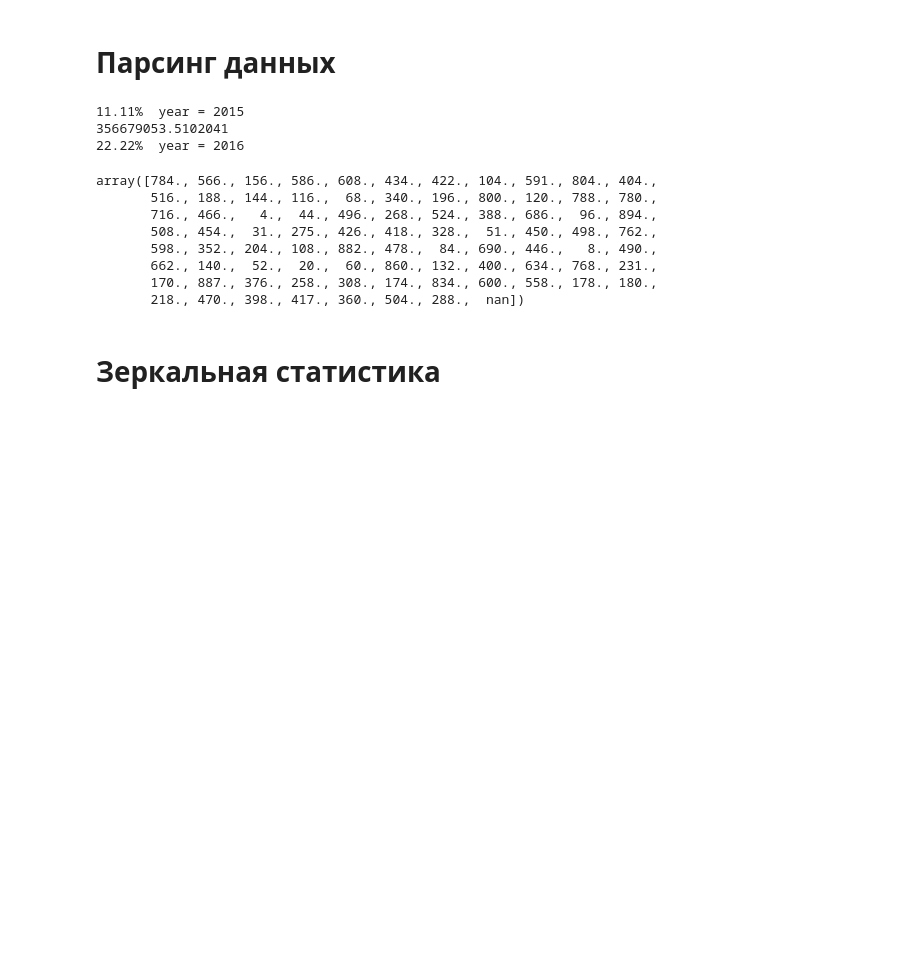
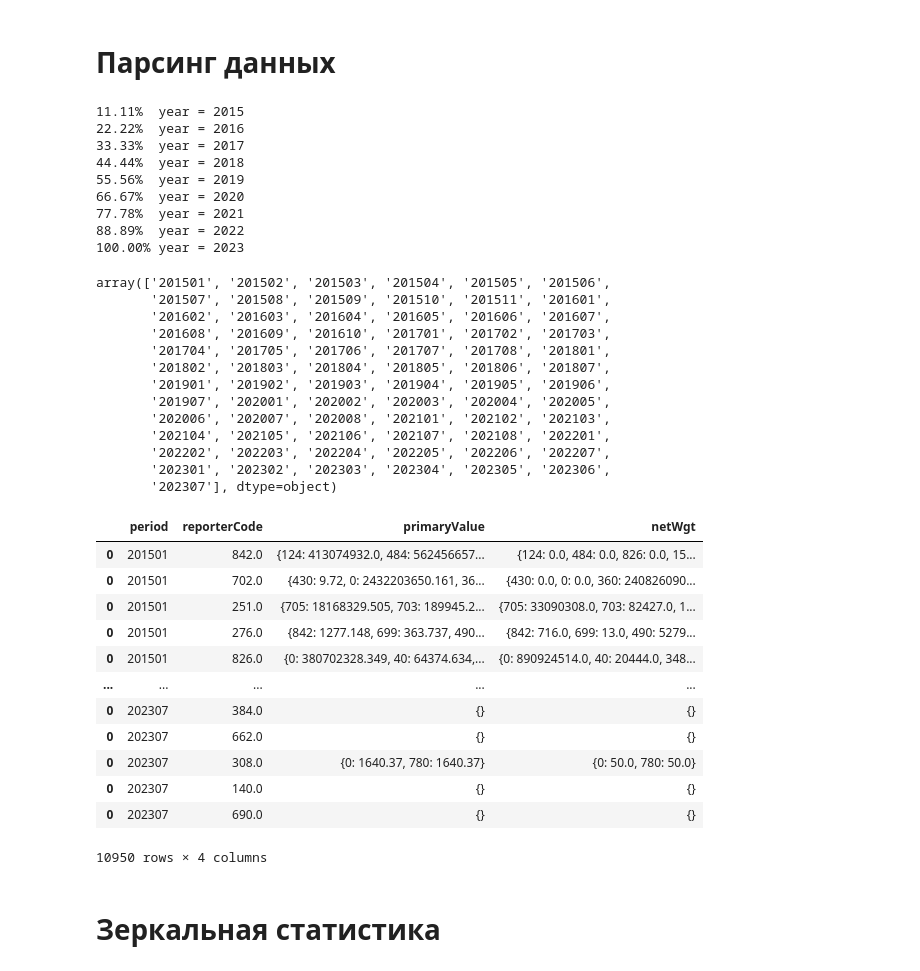
Before and after one commit to MishaAnikutin/comtrade-parsing, a Jupyter notebook: Data pull and preprocess.ipynb, the cells around one changed output. Saved outputs shown, nothing was run; the diff lists cells and outputs as text; code cells hidden in the pictures; blank space fills up the shorter version.

```diff
--- a/Data pull and preprocess.ipynb
+++ b/Data pull and preprocess.ipynb
@@ -158,8 +160,6 @@ data = pd.DataFrame({'period': [], 'reporterCode': [], 'primaryValue': [], 'netW
 # Парсинг данных
 # %%
 for i, year in enumerate(years):
-    print(f'{(i + 1) /  9 * 100:0.2f}%\t{year = }')
-
     period = ','.join(str(year) + str(month) for month in months)
     params['period'] = period
     response = requests.get(URL, params)
@@ -175,10 +175,6 @@ for i, year in enumerate(years):
 
     periods = df['period'].unique()
 
-    # Проверка на healthcheck - 842 это код США, если там адекватные значения, то парсинг удачный
-    print(df[df['reporterCode'] == 842]['primaryValue'].mean())
-
-
     for period_ in periods:
         for reporterCode in CountryID:
             filtered_df = df[(df['reporterCode'] == reporterCode) & (df['period'] == period_)]
@@ -192,20 +188,33 @@ for i, year in enumerate(years):
 
             row = pd.DataFrame({'period': [period_], 'reporterCode': [reporterCode], 'primaryValue': [primaryValues], 'netWgt': [netWgts]})
             data = pd.concat([data, row])
+
+    print(f'{(i + 1) /  9 * 100:0.2f}%\t{year = }')
 # %% [output]
 11.11%  year = 2015
-356679053.5102041
 22.22%  year = 2016
+33.33%  year = 2017
+44.44%  year = 2018
+55.56%  year = 2019
+66.67%  year = 2020
+77.78%  year = 2021
+88.89%  year = 2022
+100.00% year = 2023
 # %%
-data[data['primaryValue'] == {}].cmdCode.unique()
+data.period.unique()
 # %% [output]
-array([784., 566., 156., 586., 608., 434., 422., 104., 591., 804., 404.,
-       516., 188., 144., 116.,  68., 340., 196., 800., 120., 788., 780.,
-       716., 466.,   4.,  44., 496., 268., 524., 388., 686.,  96., 894.,
-       508., 454.,  31., 275., 426., 418., 328.,  51., 450., 498., 762.,
-       598., 352., 204., 108., 882., 478.,  84., 690., 446.,   8., 490.,
-       662., 140.,  52.,  20.,  60., 860., 132., 400., 634., 768., 231.,
-       170., 887., 376., 258., 308., 174., 834., 600., 558., 178., 180.,
-       218., 470., 398., 417., 360., 504., 288.,  nan])
+array(['201501', '201502', '201503', '201504', '201505', '201506',
+       '201507', '201508', '201509', '201510', '201511', '201601',
+       '201602', '201603', '201604', '201605', '201606', '201607',
+       '201608', '201609', '201610', '201701', '201702', '201703',
+       '201704', '201705', '201706', '201707', '201708', '201801',
+       '201802', '201803', '201804', '201805', '201806', '201807',
+       '201901', '201902', '201903', '201904', '201905', '201906',
+       '201907', '202001', '202002', '202003', '202004', '202005',
+       '202006', '202007', '202008', '202101', '202102', '202103',
+       '202104', '202105', '202106', '202107', '202108', '202201',
+       '202202', '202203', '202204', '202205', '202206', '202207',
+       '202301', '202302', '202303', '202304', '202305', '202306',
+       '202307'], dtype=object)
 # %%
 data.dropna(subset=['reporterCode'], inplace=True)
@@ -215,3 +223,21 @@ data.to_csv('graph data exp.csv')
+# %%
+data = pd.read_csv(f'graph data imp - {hs_code}.csv', index_col='Unnamed: 0')
+# %%
+data
+# %% [output]
+|  | period | reporterCode | primaryValue | netWgt |
+| 0 | 201501 | 842.0 | {124: 413074932.0, 484: 562456657... | {124: 0.0, 484: 0.0, 826: 0.0, 15... |
+| 0 | 201501 | 702.0 | {430: 9.72, 0: 2432203650.161, 36... | {430: 0.0, 0: 0.0, 360: 240826090... |
+| 0 | 201501 | 251.0 | {705: 18168329.505, 703: 189945.2... | {705: 33090308.0, 703: 82427.0, 1... |
+| 0 | 201501 | 276.0 | {842: 1277.148, 699: 363.737, 490... | {842: 716.0, 699: 13.0, 490: 5279... |
+| 0 | 201501 | 826.0 | {0: 380702328.349, 40: 64374.634,... | {0: 890924514.0, 40: 20444.0, 348... |
+| ... | ... | ... | ... | ... |
+| 0 | 202307 | 384.0 | {} | {} |
+| 0 | 202307 | 662.0 | {} | {} |
+| 0 | 202307 | 308.0 | {0: 1640.37, 780: 1640.37} | {0: 50.0, 780: 50.0} |
+| 0 | 202307 | 140.0 | {} | {} |
+| 0 | 202307 | 690.0 | {} | {} |
+10950 rows × 4 columns
 # %% [markdown]
 # Зеркальная статистика
 # %%
```
Also changed, not shown: parts of 84 cells of this notebook, 2 other files.
